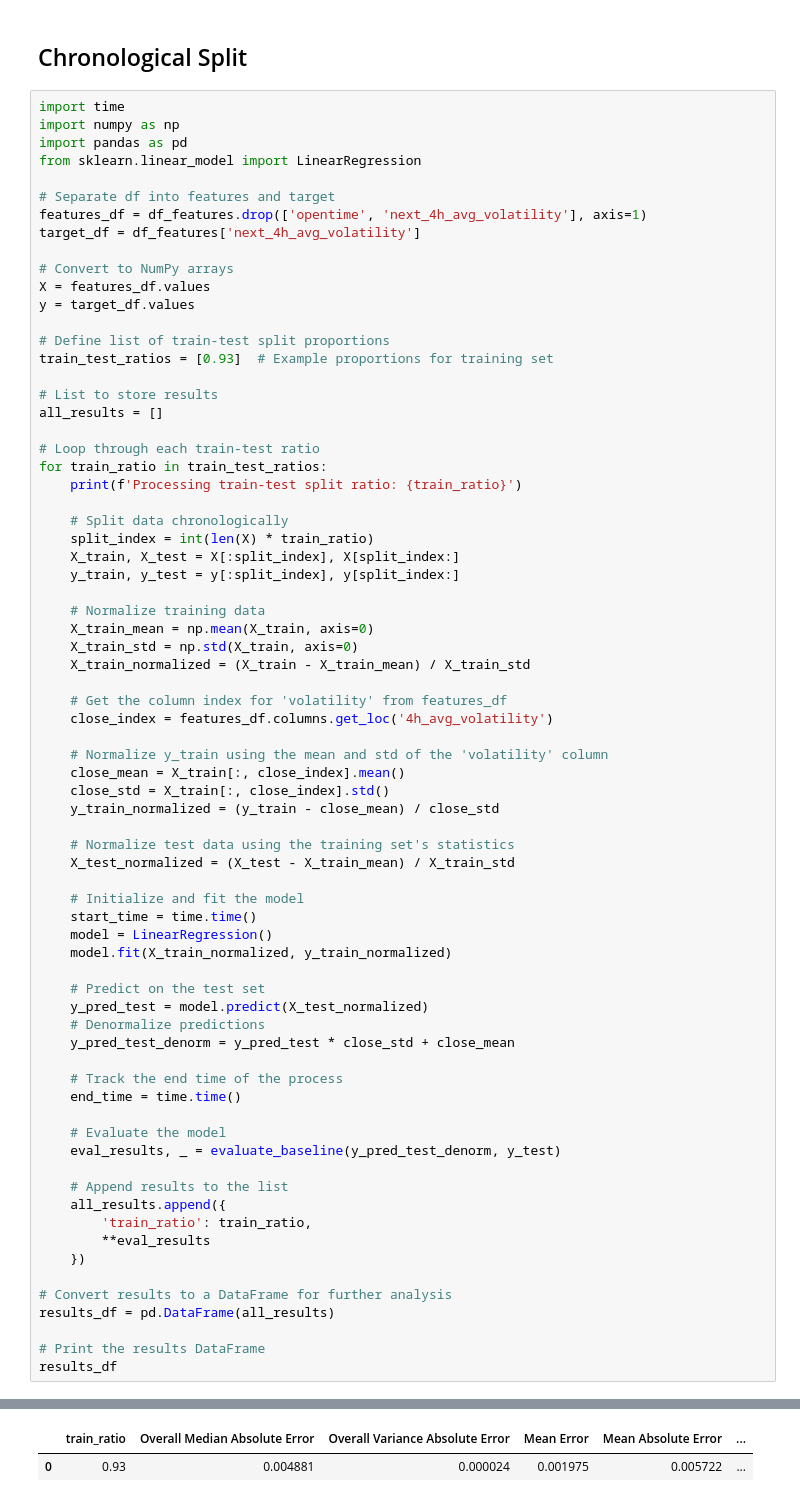
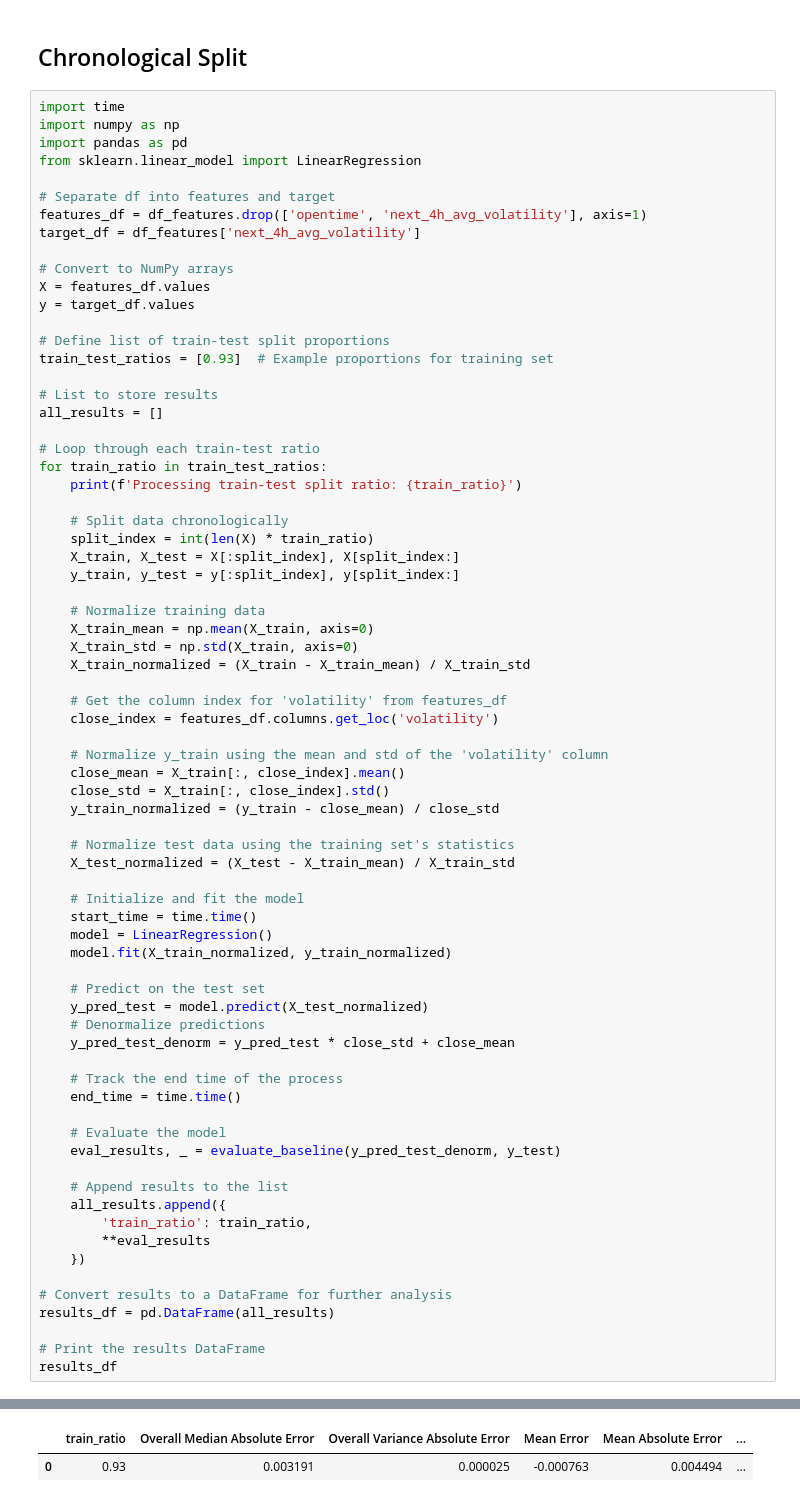
Before and after one commit to rheza-bitwyre/local-share-2, a Jupyter notebook: 02_NEAR_USDT/03_features_selection.ipynb, the cells around one changed output, grey strips where cells are left out. Drawn from its saved outputs; the diff is of its cells as text.

```diff
--- a/02_NEAR_USDT/03_features_selection.ipynb
+++ b/02_NEAR_USDT/03_features_selection.ipynb
@@ -526,7 +586,7 @@ for train_ratio in train_test_ratios:
     X_train_normalized = (X_train - X_train_mean) / X_train_std
 
     # Get the column index for 'volatility' from features_df
-    close_index = features_df.columns.get_loc('4h_avg_volatility')
+    close_index = features_df.columns.get_loc('volatility')
 
     # Normalize y_train using the mean and std of the 'volatility' column
     close_mean = X_train[:, close_index].mean()
@@ -539,31 +599,31 @@ for train_ratio in train_test_ratios:
     # Initialize and fit the model
     start_time = time.time()
     model = LinearRegression()
     model.fit(X_train_normalized, y_train_normalized)
 
     # Predict on the test set
     y_pred_test = model.predict(X_test_normalized)
     # Denormalize predictions
     y_pred_test_denorm = y_pred_test * close_std + close_mean
 
     # Track the end time of the process
     end_time = time.time()
 
     # Evaluate the model
     eval_results, _ = evaluate_baseline(y_pred_test_denorm, y_test)
 
     # Append results to the list
     all_results.append({
         'train_ratio': train_ratio,
         **eval_results
     })
 
 # Convert results to a DataFrame for further analysis
 results_df = pd.DataFrame(all_results)
 
 # Print the results DataFrame
 results_df
 # %% [output]
 Processing train-test split ratio: 0.93
 |  | train_ratio | Overall Median Absolute Error | Overall Variance Absolute Error | Mean Error | Mean Absolute Error | ... |
-| 0 | 0.93 | 0.004881 | 0.000024 | 0.001975 | 0.005722 | ... |
+| 0 | 0.93 | 0.003191 | 0.000025 | -0.000763 | 0.004494 | ... |
```
Also changed, not shown: parts of 2 cells of this notebook.
